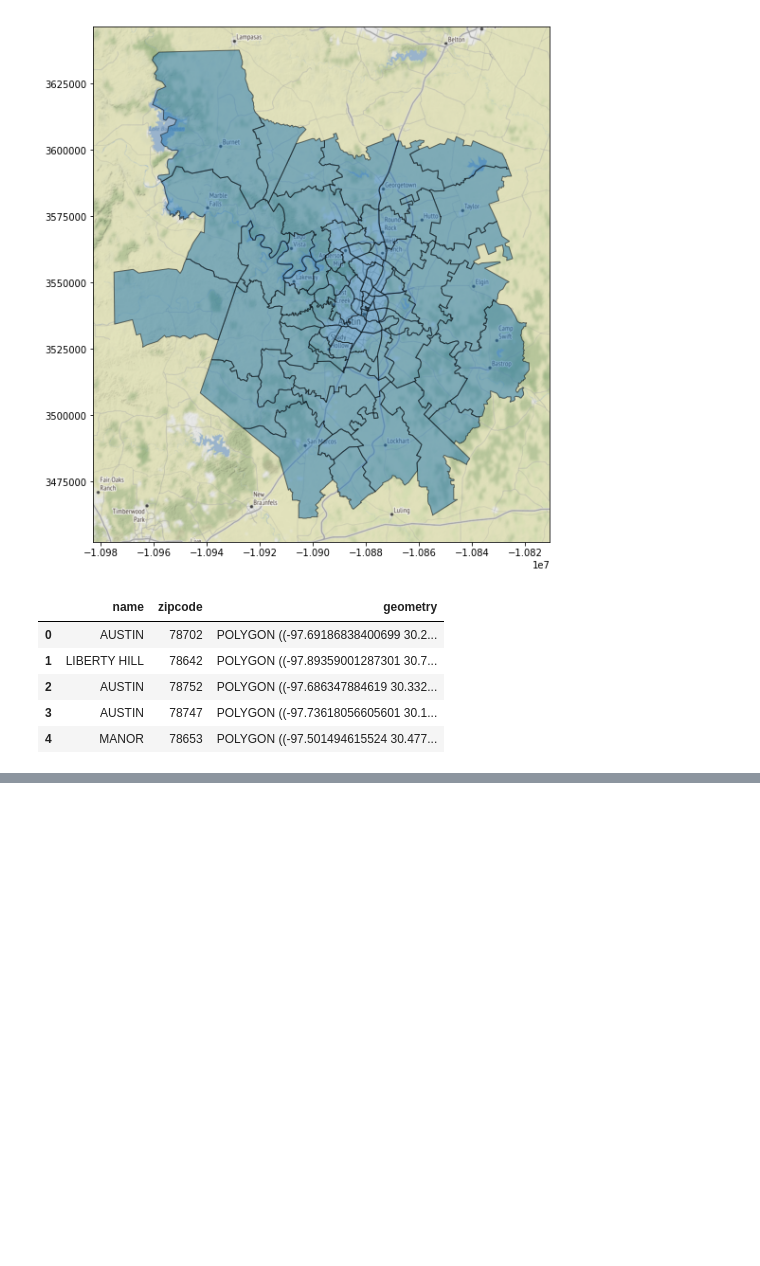
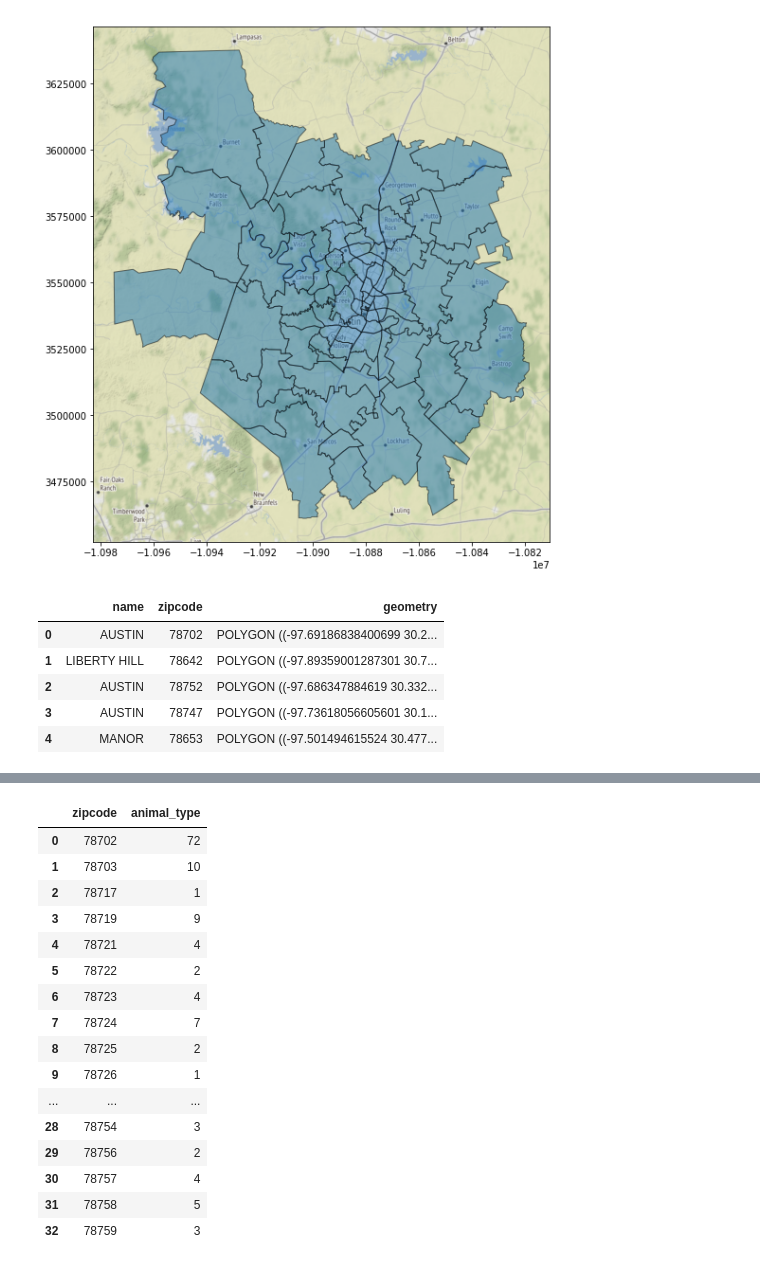
Before and after one commit to ziangzhang10/austin-animal-shelters, a Jupyter notebook: geopandas.ipynb, the cells around one changed output, grey strips where cells are left out. Drawn from its saved outputs; the diff is of its cells as text; code cells hidden in the pictures; blank space fills up the shorter version.

```diff
--- a/geopandas.ipynb
+++ b/geopandas.ipynb
@@ -69,0 +92,20 @@ convert.jsonify('Resources/fulldata.csv')
+# %%
+count_data
+# %% [output]
+|  | zipcode | animal_type |
+| 0 | 78702 | 72 |
+| 1 | 78703 | 10 |
+| 2 | 78717 | 1 |
+| 3 | 78719 | 9 |
+| 4 | 78721 | 4 |
+| 5 | 78722 | 2 |
+| 6 | 78723 | 4 |
+| 7 | 78724 | 7 |
+| 8 | 78725 | 2 |
+| 9 | 78726 | 1 |
+| ... | ... | ... |
+| 28 | 78754 | 3 |
+| 29 | 78756 | 2 |
+| 30 | 78757 | 4 |
+| 31 | 78758 | 5 |
+| 32 | 78759 | 3 |
```
Also changed, not shown: parts of 8 cells of this notebook, 7 other files.
